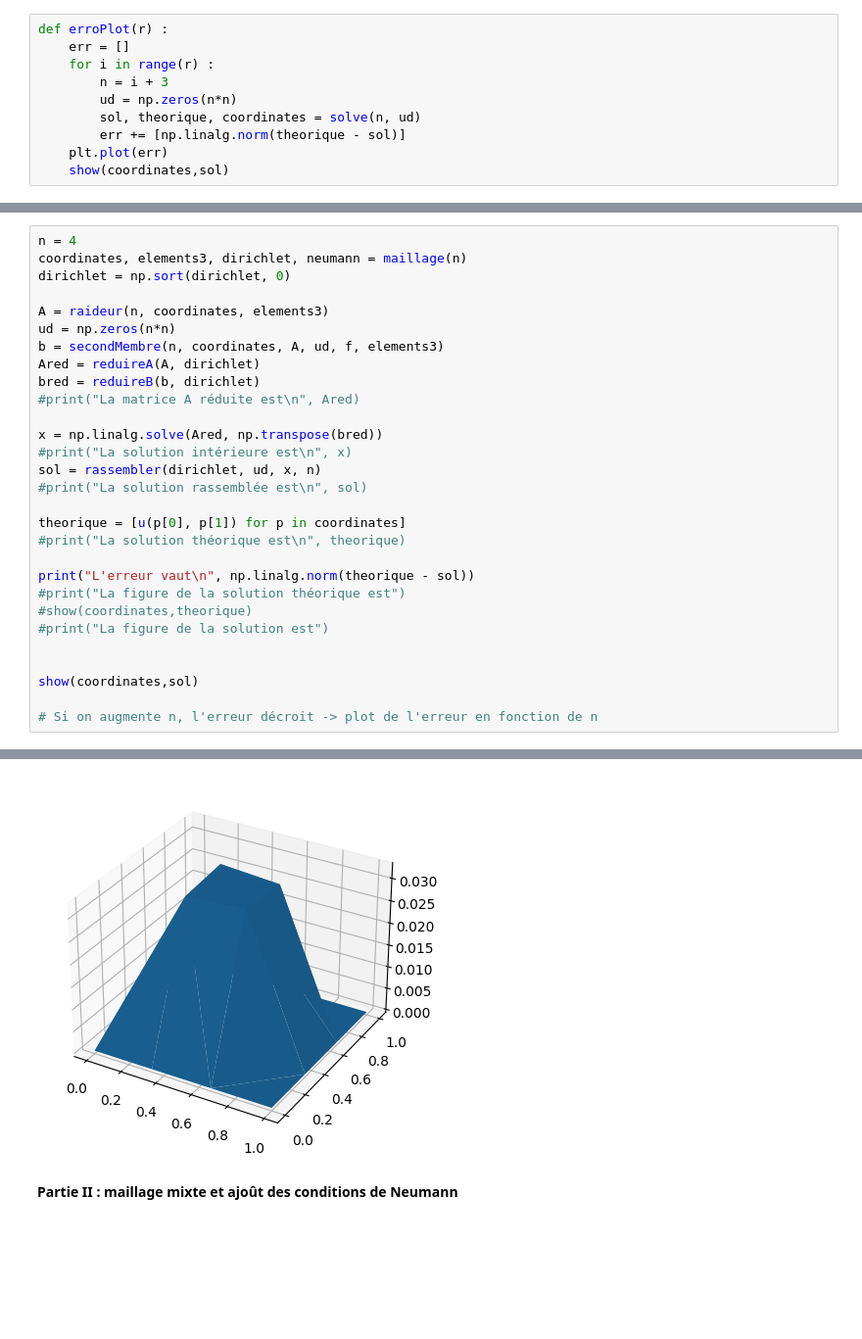
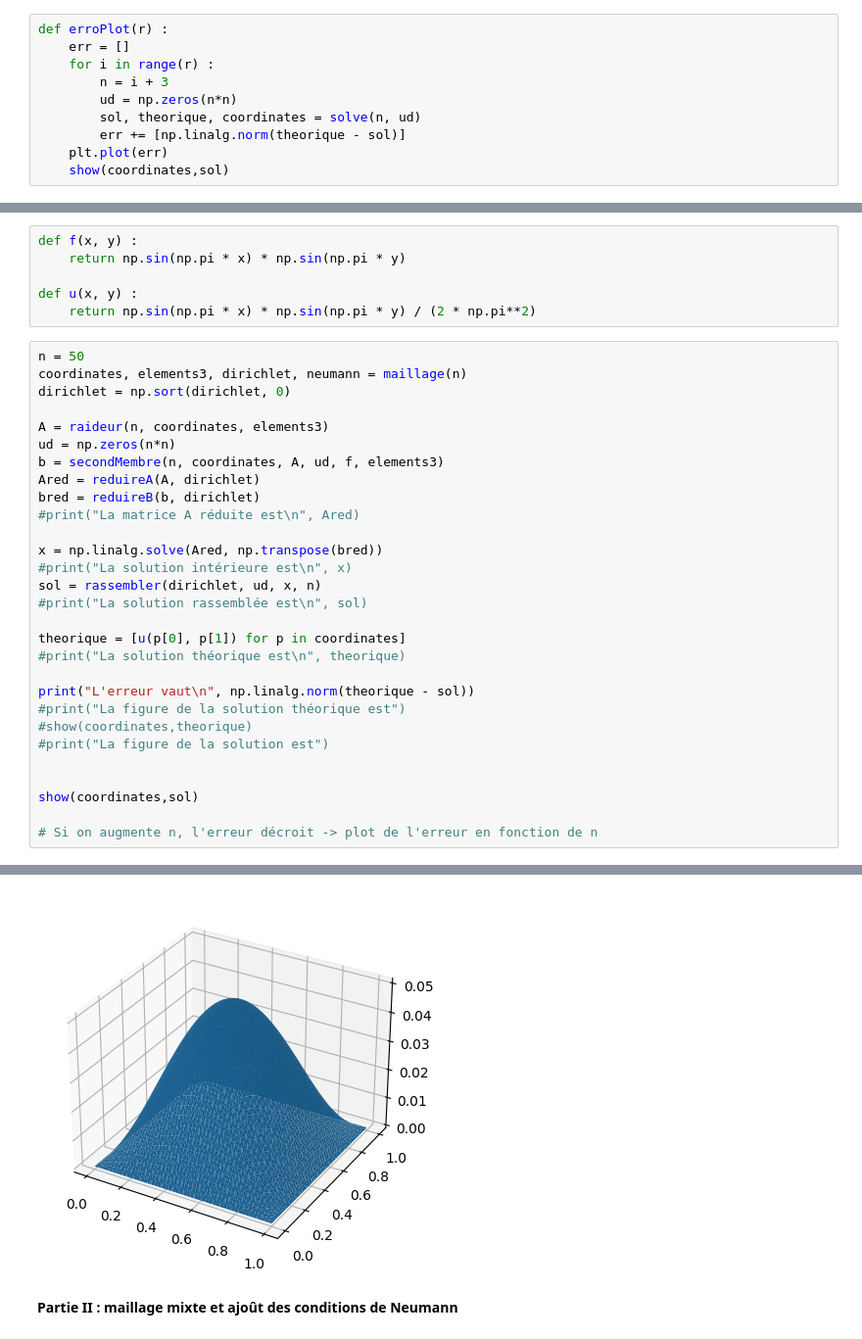
Before and after one commit to adevilde/PDE, a Jupyter notebook: TP-EDP.ipynb, the cells around one changed output, grey strips where cells are left out. Shown at 98% size. Saved outputs shown, nothing was run; the diff lists cells and outputs as text; blank space fills up the shorter version.

```diff
--- a/TP-EDP.ipynb
+++ b/TP-EDP.ipynb
@@ -477,5 +571,11 @@ erroPlot(20)
+# %%
+def f(x, y) :
+    return np.sin(np.pi * x) * np.sin(np.pi * y)
+
+def u(x, y) :
+    return np.sin(np.pi * x) * np.sin(np.pi * y) / (2 * np.pi**2)
 # %%
-n = 4
+n = 50
 coordinates, elements3, dirichlet, neumann = maillage(n)
 dirichlet = np.sort(dirichlet, 0)
 
@@ -524,4 +609,4 @@ L'erreur vaut
-[figure, old version]
+[figure, new version]
 # %% [markdown]
 **Partie II : maillage mixte et ajoût des conditions de Neumann**
 # %%
```
Also changed, not shown: parts of 15 cells of this notebook.
